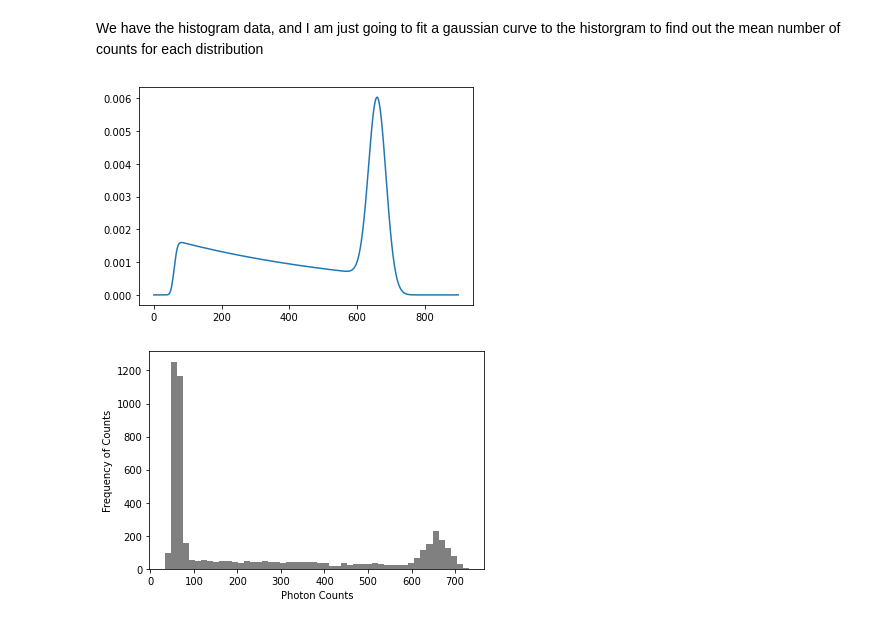
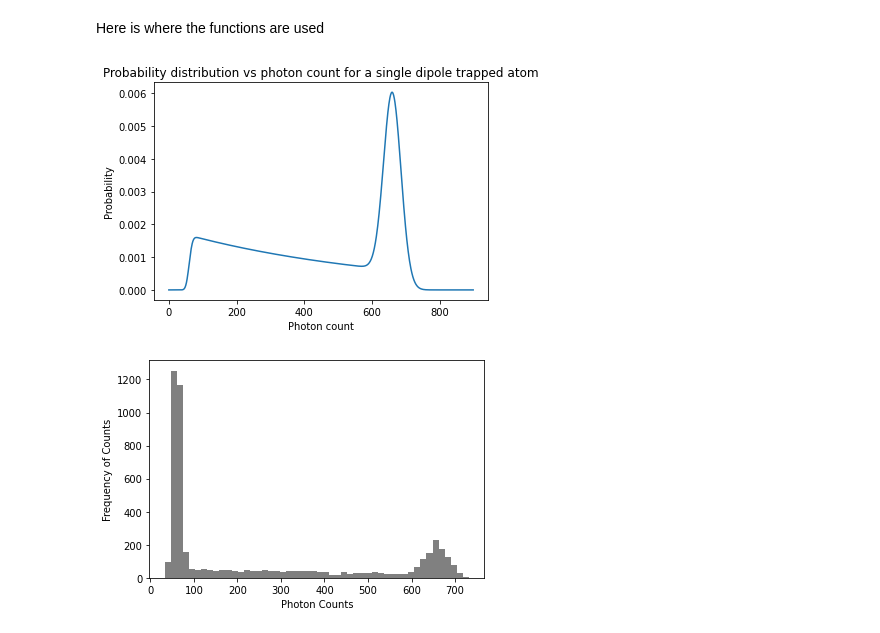
Before and after one commit to bpnordin/PhotonCount, a Jupyter notebook: main.ipynb, the cells around one changed output. Drawn from its saved outputs; the diff is of its cells as text; code cells hidden in the pictures.

```diff
--- a/main.ipynb
+++ b/main.ipynb
@@ -95,8 +96,6 @@ def getHistogram(probDistBack,probDistSingle,dataPoints = 5000,samples = [], wei
             #do single atom rate
             hist.append(choices(xx,probDistSingle)[0])
     return hist
-# %% [markdown]
-We have the histogram data, and I am just going to fit a gaussian curve to the historgram to find out the mean number of counts for each distribution
 # %%
 #the function for scipy curve fit as the addition of two gaussian curves
 def gaussian2(x, amp1,cen1,sigma1,amp2,cen2,sigma2):
@@ -174,25 +173,30 @@ def graph(histogram, p0 = [],binNumber = 50, colors = ["gray", "red"],fit = True
         return gaussian1(xx,*popt)
     else:
         return gaussian2(xx,*popt)
+# %% [markdown]
+Here is where the functions are used
 # %%
 #define the variables that determine how many photons are released
 recordTime = .003*0+60*10**-3  #s
 rateSingleAtom = 145000*0+10*10**3  #Hz
 rateBackground = 10000*0+1*10**3  #Hz
 lifetimeOfTrap =  0*10000+60*10**-3  #s
 #up to this many photons
 countEnd = 900
 xx = np.arange(countEnd)
 #the background is just a poisson distribution
 probDistBack = poisson.pmf(xx,recordTime*rateBackground)
 #get the distribution, the integrals take longer then the rest of the code
 probDistSingle = singleAtom(recordTime,rateSingleAtom,lifetimeOfTrap,xx)
 #now convolve with background rate
 probDistSingle = convolve(probDistBack,probDistSingle)
 plt.plot(xx,probDistSingle)
+plt.title("Probability distribution vs photon count for a single dipole trapped atom")
+plt.xlabel("Photon count")
+plt.ylabel("Probability")
 plt.show()
 # %% [output]
-[figure, old version]
+[figure, new version]
 # %%
 hist = getHistogram(probDistBack,probDistSingle)
 graph(hist,p0=[1000, 50, 1, 400, 600, 5],fit = False)
```
Also changed, not shown: parts of 4 cells of this notebook.
